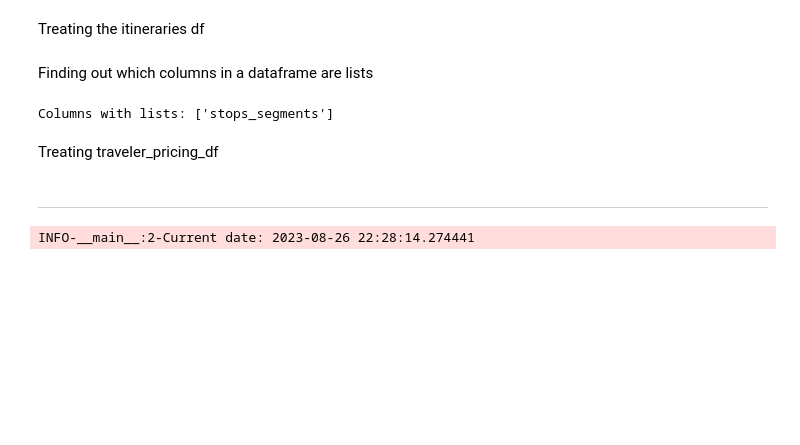
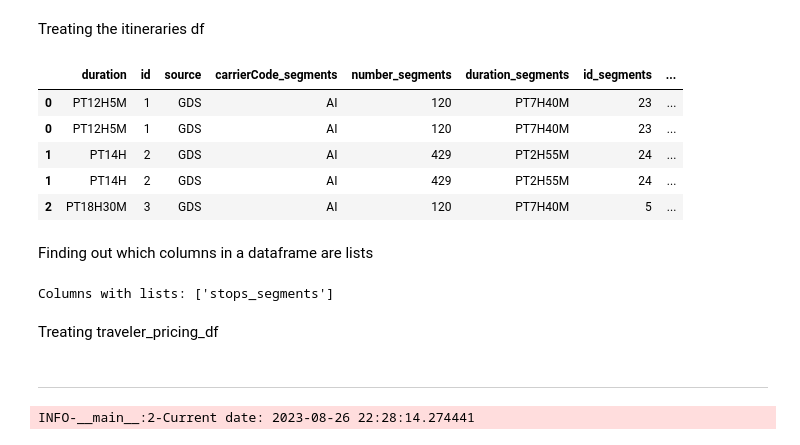
Before and after one commit to Sharvesh12/Flights-extension-MVP, a Jupyter notebook: flights_alerts.ipynb, the cells around one changed output. Saved outputs shown, nothing was run; the diff lists cells and outputs as text; code cells hidden in the pictures; blank space fills up the shorter version.

```diff
--- a/flights_alerts.ipynb
+++ b/flights_alerts.ipynb
@@ -160,27 +173,42 @@ Treating the itineraries df
 exploded_df = itineraries_df.explode('segments')
 
 # Apply json_normalize to the 'segment' column to split dictionaries into separate columns
-normalized_df = json_normalize(exploded_df['segments']).add_suffix('_segments')
+# normalized_df = json_normalize(exploded_df['segments'], meta=['id', 'source']).add_suffix('_segments')
+normalized_df = json_normalize(exploded_df['segments'], meta=['id', 'source']).add_suffix('_segments')
 
-# Join the exploded and normalized DataFrames
-final_df = exploded_df.drop('segments', axis=1).join(normalized_df)
+# # Join the exploded and normalized DataFrames
+# # final_df = exploded_df.drop('segments', axis=1).join(normalized_df)
+# final_df = exploded_df.drop('segments', axis=1).join(normalized_df)
 
-#Dropping the list column stops segments
-final_df = final_df.drop(columns=['stops_segments'])
+# # Drop duplicates based on all columns to deduplicate the DataFrame
+# deduplicated_df = final_df.drop_duplicates()
 
-final_df=final_df.drop(columns=['id_segments'])
+# # If you want to reset the index of the deduplicated DataFrame
+# deduplicated_df.reset_index(drop=True, inplace=True)
 
-# Remove the added '_segment' suffix from column names
-final_df.columns = final_df.columns.str.replace('_segments$', '', regex=True)
+# #dropping the second id column
+# deduplicated_df=deduplicated_df.drop(columns=['id_segments'])
 
-#replace . in column anmes by underscore
-final_df.columns = final_df.columns.str.replace('.', '_', regex=False)
+# # Remove the added '_segment' suffix from column names
+# deduplicated_df.columns = deduplicated_df.columns.str.replace('_segments$', '', regex=True)
 
-#Assigning to itineraries df
-itineraries_df = final_df
+# #replace . in column anmes by underscore
+# deduplicated_df.columns = deduplicated_df.columns.str.replace('.', '_', regex=False)
 
-#drop unwanted columns
-itineraries_df=itineraries_df.drop(columns=['blacklistedInEU','departure_terminal','arrival_terminal'])
+# #Assigning to itineraries df
+# itineraries_df = deduplicated_df
+
+# #drop unwanted columns
+# itineraries_df=itineraries_df.drop(columns=['blacklistedInEU','departure_terminal','arrival_terminal'])
+# %%
+final_df.head()
+# %% [output]
+|  | duration | id | source | carrierCode_segments | number_segments | duration_segments | id_segments | ... |
+| 0 | PT12H5M | 1 | GDS | AI | 120 | PT7H40M | 23 | ... |
+| 0 | PT12H5M | 1 | GDS | AI | 120 | PT7H40M | 23 | ... |
+| 1 | PT14H | 2 | GDS | AI | 429 | PT2H55M | 24 | ... |
+| 1 | PT14H | 2 | GDS | AI | 429 | PT2H55M | 24 | ... |
+| 2 | PT18H30M | 3 | GDS | AI | 120 | PT7H40M | 5 | ... |
 # %% [markdown]
 Finding out which columns in a dataframe are lists
 # %%
```
Also changed, not shown: parts of 4 cells of this notebook.
